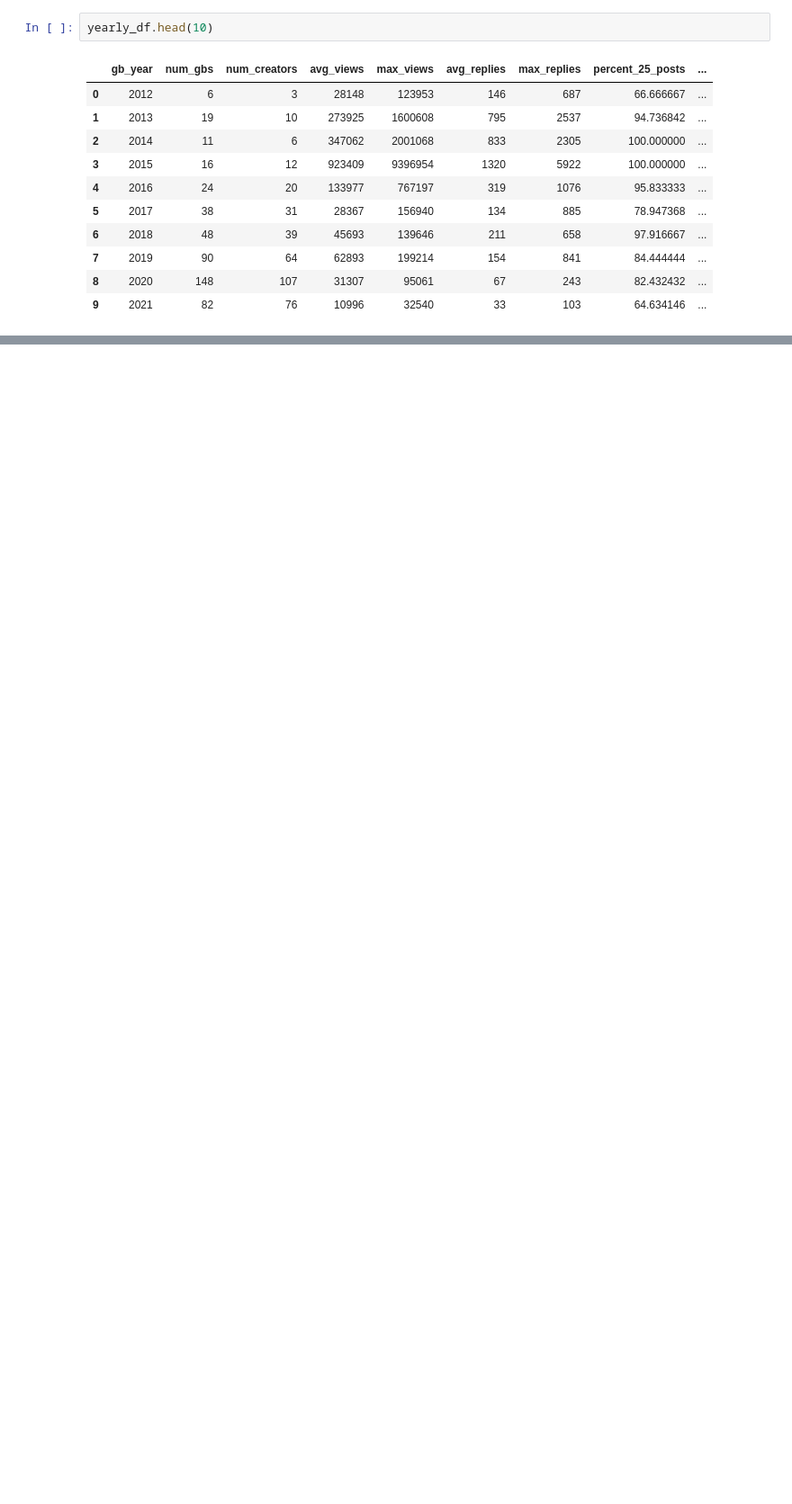
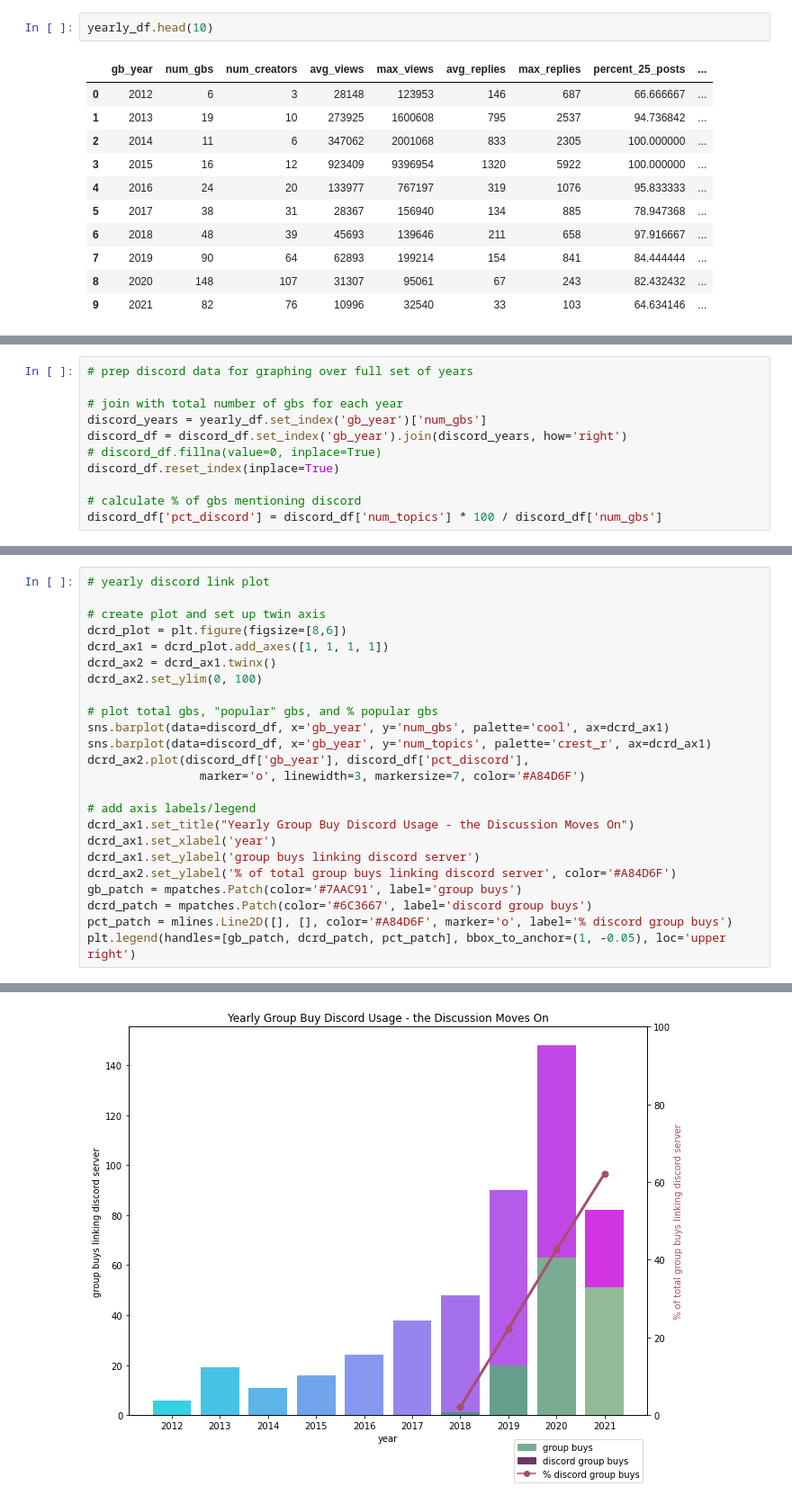
Before and after one commit to mattsalinero/mechanalysis, a Jupyter notebook: mechgraphing.ipynb, the cells around one changed output, grey strips where cells are left out. Shown at 90% size. Cells and saved outputs as stored; diff of their text form; blank space fills up the shorter version.

Commit message:
feat: add discord analysis (needs refinement)

```diff
--- a/mechgraphing.ipynb
+++ b/mechgraphing.ipynb
@@ -248,0 +179,11 @@ ModuleNotFoundError: No module named 'statsmodels'
+# %%
+# prep discord data for graphing over full set of years
+
+# join with total number of gbs for each year
+discord_years = yearly_df.set_index('gb_year')['num_gbs']
+discord_df = discord_df.set_index('gb_year').join(discord_years, how='right')
+# discord_df.fillna(value=0, inplace=True)
+discord_df.reset_index(inplace=True)
+
+# calculate % of gbs mentioning discord
+discord_df['pct_discord'] = discord_df['num_topics'] * 100 / discord_df['num_gbs']
@@ -248,0 +199,25 @@ ModuleNotFoundError: No module named 'statsmodels'
+# %%
+# yearly discord link plot
+
+# create plot and set up twin axis
+dcrd_plot = plt.figure(figsize=[8,6])
+dcrd_ax1 = dcrd_plot.add_axes([1, 1, 1, 1])
+dcrd_ax2 = dcrd_ax1.twinx()
+dcrd_ax2.set_ylim(0, 100)
+
+# plot total gbs, "popular" gbs, and % popular gbs
+sns.barplot(data=discord_df, x='gb_year', y='num_gbs', palette='cool', ax=dcrd_ax1)
+sns.barplot(data=discord_df, x='gb_year', y='num_topics', palette='crest_r', ax=dcrd_ax1)
+dcrd_ax2.plot(discord_df['gb_year'], discord_df['pct_discord'],
+                marker='o', linewidth=3, markersize=7, color='#A84D6F')
+
+# add axis labels/legend
+dcrd_ax1.set_title("Yearly Group Buy Discord Usage - the Discussion Moves On")
+dcrd_ax1.set_xlabel('year')
+dcrd_ax1.set_ylabel('group buys linking discord server')
+dcrd_ax2.set_ylabel('% of total group buys linking discord server', color='#A84D6F')
+gb_patch = mpatches.Patch(color='#7AAC91', label='group buys')
+dcrd_patch = mpatches.Patch(color='#6C3667', label='discord group buys')
+pct_patch = mlines.Line2D([], [], color='#A84D6F', marker='o', label='% discord group buys')
+plt.legend(handles=[gb_patch, dcrd_patch, pct_patch], bbox_to_anchor=(1, -0.05), loc='upper right')
+# %% [output]
@@ -248,0 +225 @@ ModuleNotFoundError: No module named 'statsmodels'
+[figure, added]
```
Also changed, not shown: parts of 17 cells of this notebook, 1 other file.
